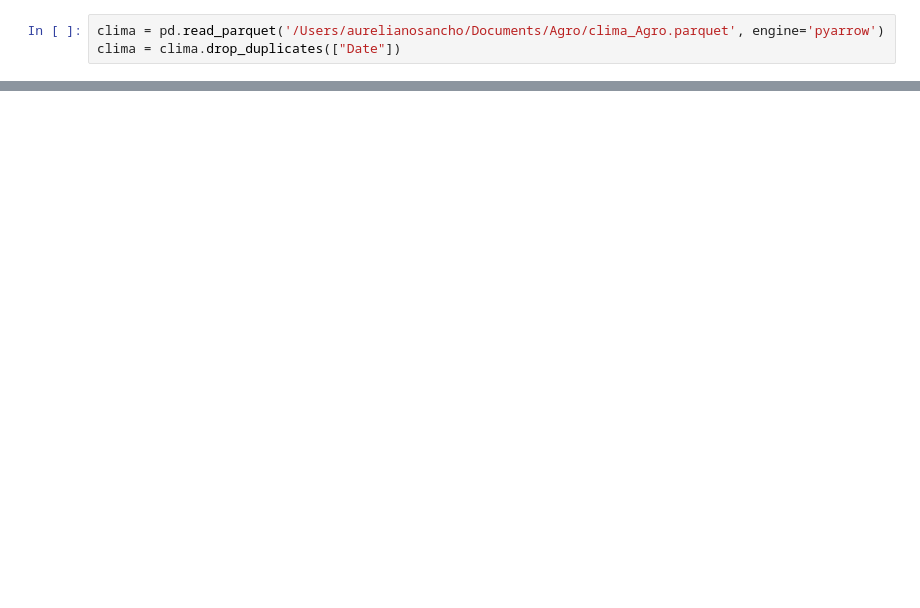
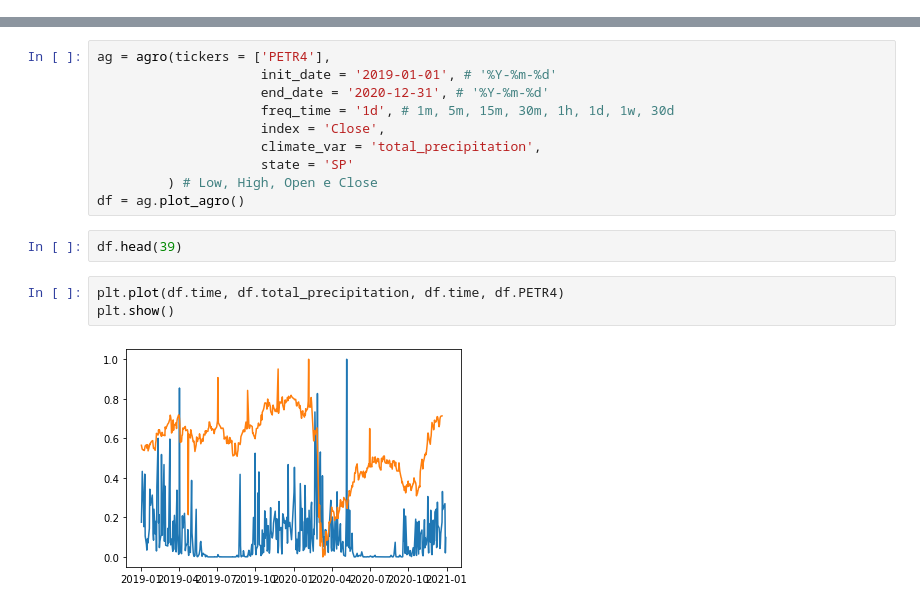
Before and after one commit to sanchoassp/Clima_Agro, a Jupyter notebook: Clima_Agro.ipynb, the cells around one changed output, grey strips where cells are left out. Saved outputs shown, nothing was run; the diff lists cells and outputs as text; blank space fills up the shorter version.

```diff
--- a/Clima_Agro.ipynb
+++ b/Clima_Agro.ipynb
@@ -7,3 +0,0 @@ import seaborn           as sns
-# %%
-clima = pd.read_parquet('/Users/aurelianosancho/Documents/Agro/clima_Agro.parquet', engine='pyarrow')
-clima = clima.drop_duplicates(["Date"])
@@ -9,0 +112,17 @@ clima = clima.drop_duplicates(["Date"])
+# %%
+ag = agro(tickers = ['PETR4'],
+                     init_date = '2019-01-01', # '%Y-%m-%d'
+                     end_date = '2020-12-31', # '%Y-%m-%d'
+                     freq_time = '1d', # 1m, 5m, 15m, 30m, 1h, 1d, 1w, 30d
+                     index = 'Close',
+                     climate_var = 'total_precipitation',
+                     state = 'SP'
+         ) # Low, High, Open e Close
+df = ag.plot_agro()
+# %%
+df.head(39)
+# %%
+plt.plot(df.time, df.total_precipitation, df.time, df.PETR4)
+plt.show()
+# %% [output]
+[figure, added]
```
Also changed, not shown: parts of 13 cells of this notebook, 3 other files.
